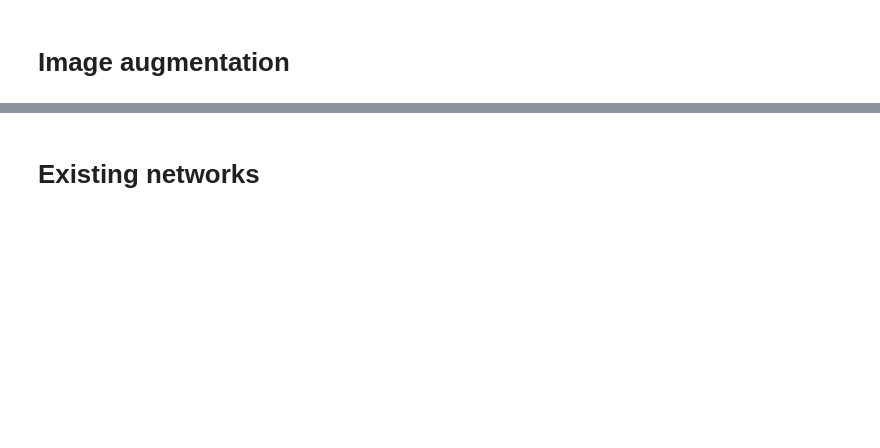
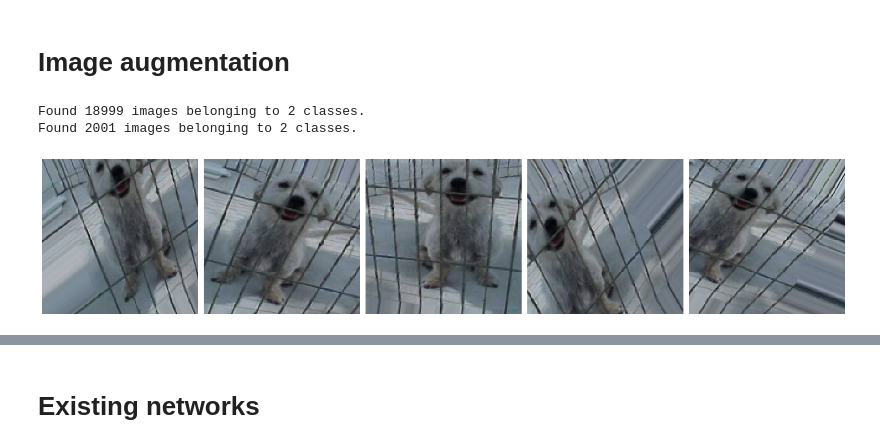
Before and after one commit to creeston/ML_2, a Jupyter notebook: Lab 5.ipynb, the cells around one changed output, grey strips where cells are left out. Drawn from its saved outputs; the diff is of its cells as text; code cells hidden in the pictures; blank space fills up the shorter version.

```diff
--- a/Lab 5.ipynb
+++ b/Lab 5.ipynb
@@ -220,7 +254,9 @@ for image_name in os.listdir(test_dir):
 # %% [markdown]
 # Image augmentation
 # %%
-image_gen_train = ImageDataGenerator(
+BATCH_SIZE = 32
+
+train_augmented_gen = ImageDataGenerator(
       rescale=1./255,
       rotation_range=40,
       width_shift_range=0.2,
@@ -230,16 +266,34 @@ image_gen_train = ImageDataGenerator(
       horizontal_flip=True,
       fill_mode='nearest')
 
-train_data_gen = image_gen_train.flow_from_directory(batch_size=BATCH_SIZE,
-                                                     directory=train_dir,
-                                                     shuffle=True,
-                                                     target_size=(IMG_SHAPE,IMG_SHAPE),
-                                                     class_mode='binary')
+val_augmented_get = ImageDataGenerator(
+      rescale=1./255,
+      rotation_range=40,
+      width_shift_range=0.2,
+      height_shift_range=0.2,
+      shear_range=0.2,
+      zoom_range=0.2,
+      horizontal_flip=True,
+      fill_mode='nearest')
 
-image_gen_val = ImageDataGenerator(rescale=1./255)
+train_aug_data_gen = train_augmented_gen.flow_from_directory(
+    batch_size=BATCH_SIZE,
+    directory=train_dir,
+    shuffle=True,
+    target_size=(IMG_HEIGHT, IMG_WIDTH),
+    class_mode='binary')
 
-val_data_gen = image_gen_val.flow_from_directory(batch_size=BATCH_SIZE,
-                                                 directory=validation_dir,
-                                                 target_size=(IMG_SHAPE, IMG_SHAPE),
-                                                 class_mode='binary')
+val_aug_data_gen = val_augmented_get.flow_from_directory(
+    batch_size=BATCH_SIZE,
+    directory=val_dir,
+    target_size=(IMG_HEIGHT, IMG_WIDTH),
+    class_mode='binary')
+# %% [output]
+Found 18999 images belonging to 2 classes.
+Found 2001 images belonging to 2 classes.
+# %%
+sample_aug_images, _ = next(train_aug_data_gen)
+plot_images([train_aug_data_gen[0][0][0] for i in range(5)])
+# %% [output]
+[figure, added]
 # %%
```
Also changed, not shown: parts of 17 cells of this notebook.
